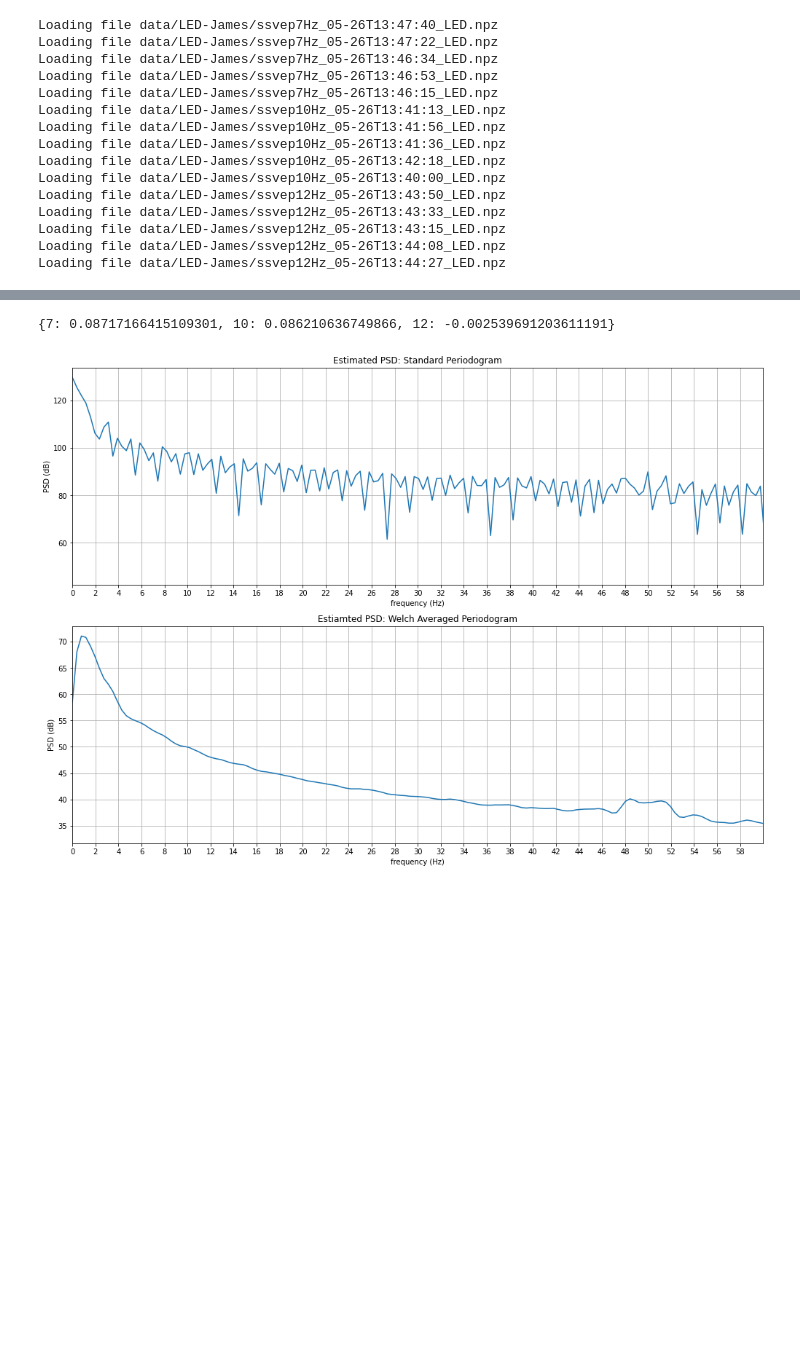
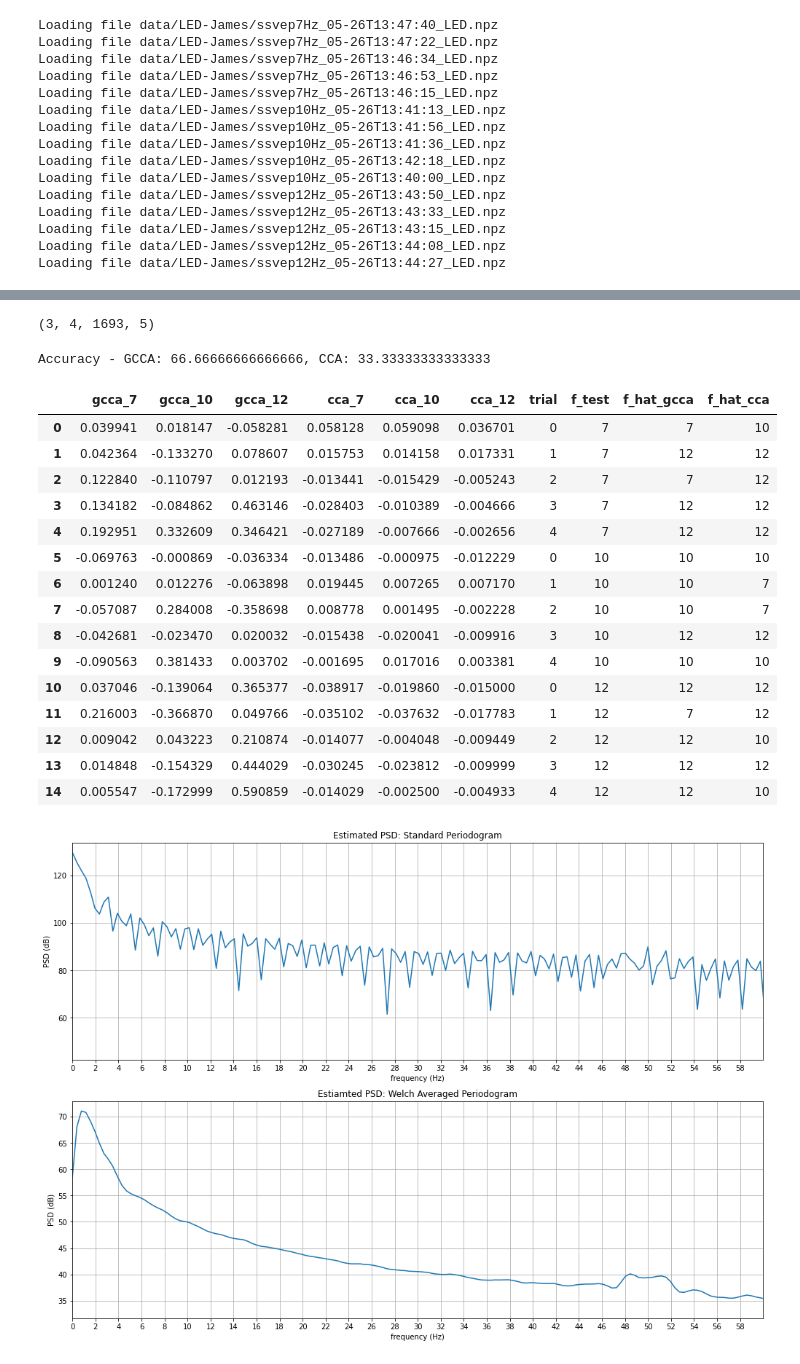
Before and after one commit to JamesTev/EEG-decoding, a Jupyter notebook: EEG-Analysis.ipynb, the cells around one changed output, grey strips where cells are left out. Cells and saved outputs as stored; diff of their text form; code cells hidden in the pictures; blank space fills up the shorter version.

```diff
--- a/EEG-Analysis.ipynb
+++ b/EEG-Analysis.ipynb
@@ -244,11 +178,72 @@ Result for stim freq: 12Hz, predicted 12Hz:
-# %%
-X_test = X[0, :, :, 4]
-
-gcca = GCCA(X, stim_freqs, fs)
-gcca.fit()
-gcca.classify(X_test)
-# %% [output]
-{7: 0.08717166415109301, 10: 0.086210636749866, 12: -0.002539691203611191}
+# %%
+x = np.arange(10)
+
+X_ssvep.shape
+# %% [output]
+(3, 4, 1693, 5)
+# %%
+fs = 200
+trial = 1
+
+Ns = -1000
+
+X = X_ssvep[:, :, 1000:1684, :]
+
+gcca = GCCA(X[:, :, :, :], stim_freqs, fs)
+gcca.fit()
+
+cca = CCA(stim_freqs, fs)
+
+gcca_cols = [f'gcca_{f}' for f in stim_freqs]
+cca_cols = [f'cca_{f}' for f in stim_freqs]
+
+out = {col:[] for col in gcca_cols+cca_cols}
+
+out['trial'] = []
+out['f_test'] = []
+
+for trial in [0, 1, 2, 3, 4]:
+    for i, f_test in enumerate(stim_freqs):
+        X_test = X[i, :, :, trial]
+
+        out['trial'].append(trial)
+        out['f_test'].append(f_test)
+
+        gcca_result = gcca.classify(X_test)
+        cca_result = cca.classify(X_test.T, method='cca')
+
+        for f in stim_freqs:
+            out[f'gcca_{f}'].append(gcca_result[f])
+            out[f'cca_{f}'].append(cca_result[f])
+
+cca_df = pd.DataFrame(out).sort_values(by='f_test').reset_index(drop=True)
+cca_df['f_hat_gcca'] = cca_df.apply(lambda row: stim_freqs[row[gcca_cols].argmax()], axis=1)
+cca_df['f_hat_cca'] = cca_df.apply(lambda row: stim_freqs[row[cca_cols].argmax()], axis=1)
+
+cca_acc = len(cca_df[cca_df.f_hat_cca == cca_df.f_test])/len(cca_df)
+gcca_acc = len(cca_df[cca_df.f_hat_gcca == cca_df.f_test])/len(cca_df)
+
+print(f"Accuracy - GCCA: {gcca_acc*100}, CCA: {cca_acc*100}")
+
+cca_df
+# %% [output]
+Accuracy - GCCA: 66.66666666666666, CCA: 33.33333333333333
+|  | gcca_7 | gcca_10 | gcca_12 | cca_7 | cca_10 | cca_12 | trial | f_test | f_hat_gcca | f_hat_cca |
+| 0 | 0.039941 | 0.018147 | -0.058281 | 0.058128 | 0.059098 | 0.036701 | 0 | 7 | 7 | 10 |
+| 1 | 0.042364 | -0.133270 | 0.078607 | 0.015753 | 0.014158 | 0.017331 | 1 | 7 | 12 | 12 |
+| 2 | 0.122840 | -0.110797 | 0.012193 | -0.013441 | -0.015429 | -0.005243 | 2 | 7 | 7 | 12 |
+| 3 | 0.134182 | -0.084862 | 0.463146 | -0.028403 | -0.010389 | -0.004666 | 3 | 7 | 12 | 12 |
+| 4 | 0.192951 | 0.332609 | 0.346421 | -0.027189 | -0.007666 | -0.002656 | 4 | 7 | 12 | 12 |
+| 5 | -0.069763 | -0.000869 | -0.036334 | -0.013486 | -0.000975 | -0.012229 | 0 | 10 | 10 | 10 |
+| 6 | 0.001240 | 0.012276 | -0.063898 | 0.019445 | 0.007265 | 0.007170 | 1 | 10 | 10 | 7 |
+| 7 | -0.057087 | 0.284008 | -0.358698 | 0.008778 | 0.001495 | -0.002228 | 2 | 10 | 10 | 7 |
+| 8 | -0.042681 | -0.023470 | 0.020032 | -0.015438 | -0.020041 | -0.009916 | 3 | 10 | 12 | 12 |
+| 9 | -0.090563 | 0.381433 | 0.003702 | -0.001695 | 0.017016 | 0.003381 | 4 | 10 | 10 | 10 |
+| 10 | 0.037046 | -0.139064 | 0.365377 | -0.038917 | -0.019860 | -0.015000 | 0 | 12 | 12 | 12 |
+| 11 | 0.216003 | -0.366870 | 0.049766 | -0.035102 | -0.037632 | -0.017783 | 1 | 12 | 7 | 12 |
+| 12 | 0.009042 | 0.043223 | 0.210874 | -0.014077 | -0.004048 | -0.009449 | 2 | 12 | 12 | 10 |
+| 13 | 0.014848 | -0.154329 | 0.444029 | -0.030245 | -0.023812 | -0.009999 | 3 | 12 | 12 | 12 |
+| 14 | 0.005547 | -0.172999 | 0.590859 | -0.014029 | -0.002500 | -0.004933 | 4 | 12 | 12 | 10 |
 # %%
 from eeg_lib.freq_analysis import plot_periodogram
 
```
Also changed, not shown: parts of 15 cells of this notebook, 2 other files.
